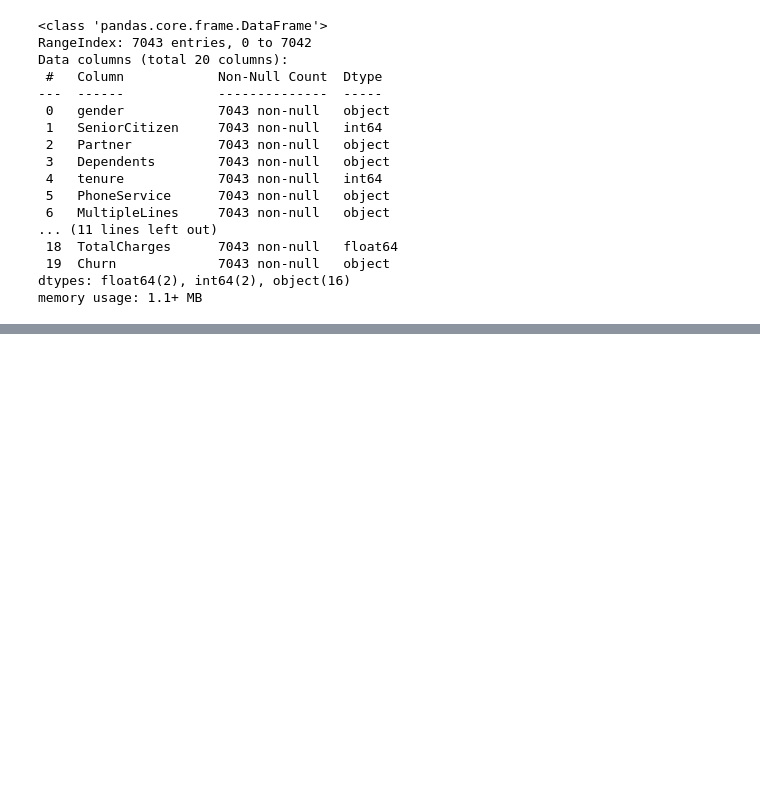
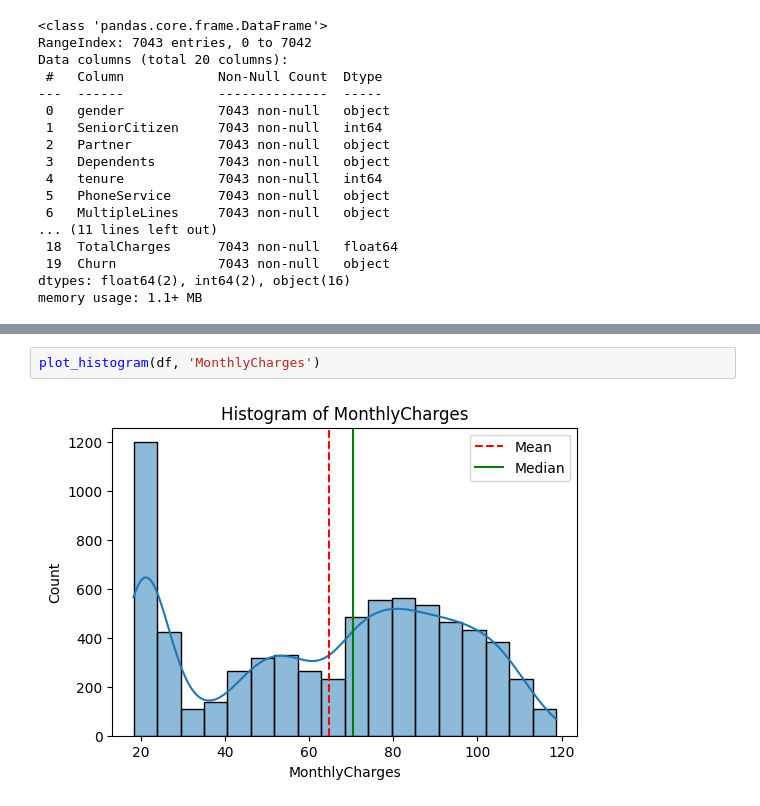
Before and after one commit to razzaq-99/Customer-Churn-Prediction, a Jupyter notebook: customer_churn.ipynb, the cells around one changed output, grey strips where cells are left out. Saved outputs shown, nothing was run; the diff lists cells and outputs as text; blank space fills up the shorter version.

```diff
--- a/customer_churn.ipynb
+++ b/customer_churn.ipynb
@@ -137,0 +171,4 @@ memory usage: 1.1+ MB
+# %%
+plot_histogram(df, 'MonthlyCharges')
+# %% [output]
+[figure, added]
```
Also changed, not shown: parts of 11 cells of this notebook.
